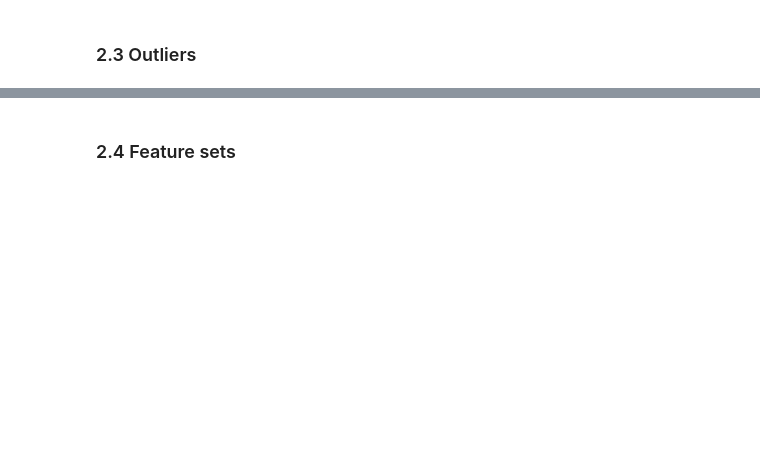
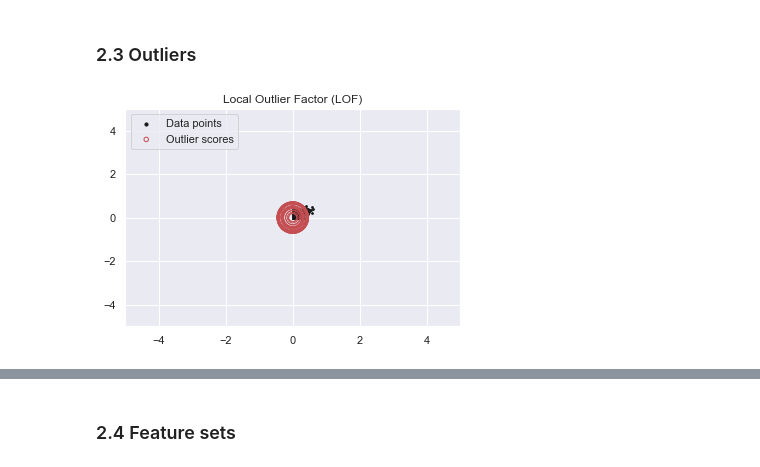
Before and after one commit to Julietvr/bds, a Jupyter notebook: regression/2_preprocessing.ipynb, the cells around one changed output, grey strips where cells are left out. Saved outputs shown, nothing was run; the diff lists cells and outputs as text; code cells hidden in the pictures; blank space fills up the shorter version.

```diff
--- a/regression/2_preprocessing.ipynb
+++ b/regression/2_preprocessing.ipynb
@@ -86,2 +224,59 @@ fts = Feature_reader('features.csv')
 # %% [markdown]
 ### 2.3 Outliers
+# %%
+import numpy as np
+import matplotlib.pyplot as plt
+from sklearn.neighbors import LocalOutlierFactor
+
+np.random.seed(42)
+
+# # Generate train data
+# X_inliers = 0.3 * np.random.randn(100, 2)
+# X_inliers = np.r_[X_inliers + 2, X_inliers - 2]
+
+# # Generate some outliers
+# X_outliers = np.random.uniform(low=-4, high=4, size=(20, 2))
+# X = np.r_[X_inliers, X_outliers]
+
+X = df[fts.all()].to_numpy()
+
+# n_outliers = len(X_outliers)
+# ground_truth = np.ones(len(X), dtype=int)
+# ground_truth[-n_outliers:] = -1
+
+# fit the model for outlier detection (default)
+# clf = LocalOutlierFactor(n_neighbors=20, contamination=0.1)
+# use fit_predict to compute the predicted labels of the training samples
+# (when LOF is used for outlier detection, the estimator has no predict,
+# decision_function and score_samples methods).
+# y_pred = clf.fit_predict(X)
+# n_errors = (y_pred != ground_truth).sum()
+
+# lof = LocalOutlierFactor()
+# yhat = lof.fit_predict(X_train)
+
+clf = LocalOutlierFactor(n_neighbors=20, contamination=0.1)
+y_pred = clf.fit_predict(X)
+X_scores = clf.negative_outlier_factor_
+
+plt.title("Local Outlier Factor (LOF)")
+plt.scatter(X[:, 0], X[:, 1], color="k", s=3.0, label="Data points")
+# plot circles with radius proportional to the outlier scores
+radius = (X_scores.max() - X_scores) / (X_scores.max() - X_scores.min())
+plt.scatter(
+    X[:, 0],
+    X[:, 1],
+    s=1000 * radius,
+    edgecolors="r",
+    facecolors="none",
+    label="Outlier scores",
+)
+plt.axis("tight")
+plt.xlim((-5, 5))
+plt.ylim((-5, 5))
+legend = plt.legend(loc="upper left")
+legend.legendHandles[0]._sizes = [10]
+legend.legendHandles[1]._sizes = [20]
+plt.show()
+# %% [output]
+[figure, added]
```
Also changed, not shown: parts of 8 cells of this notebook.
